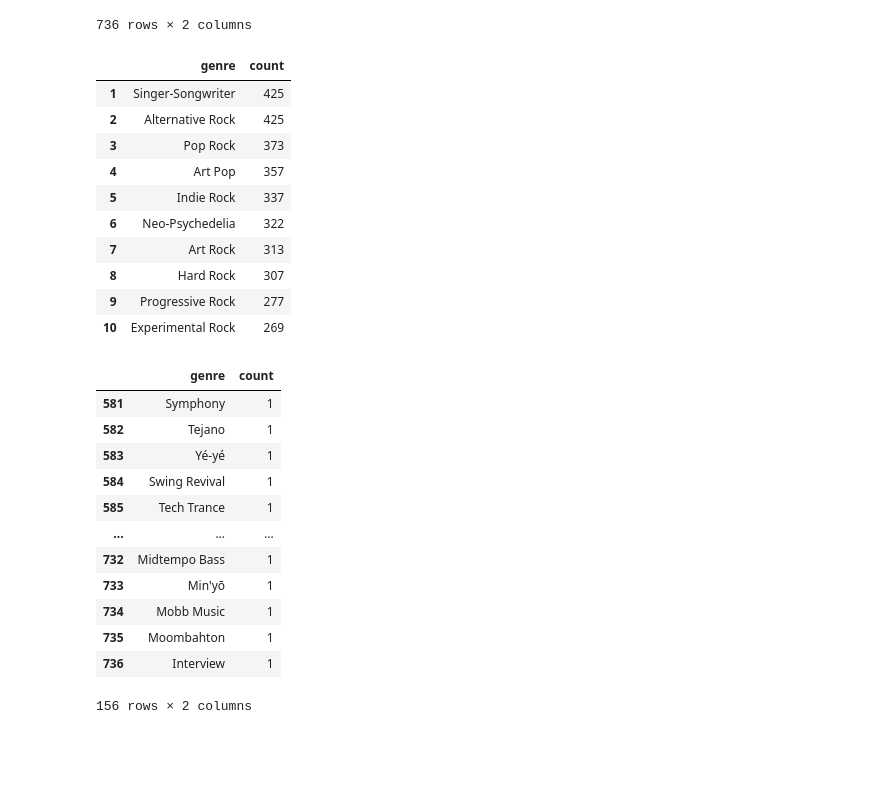
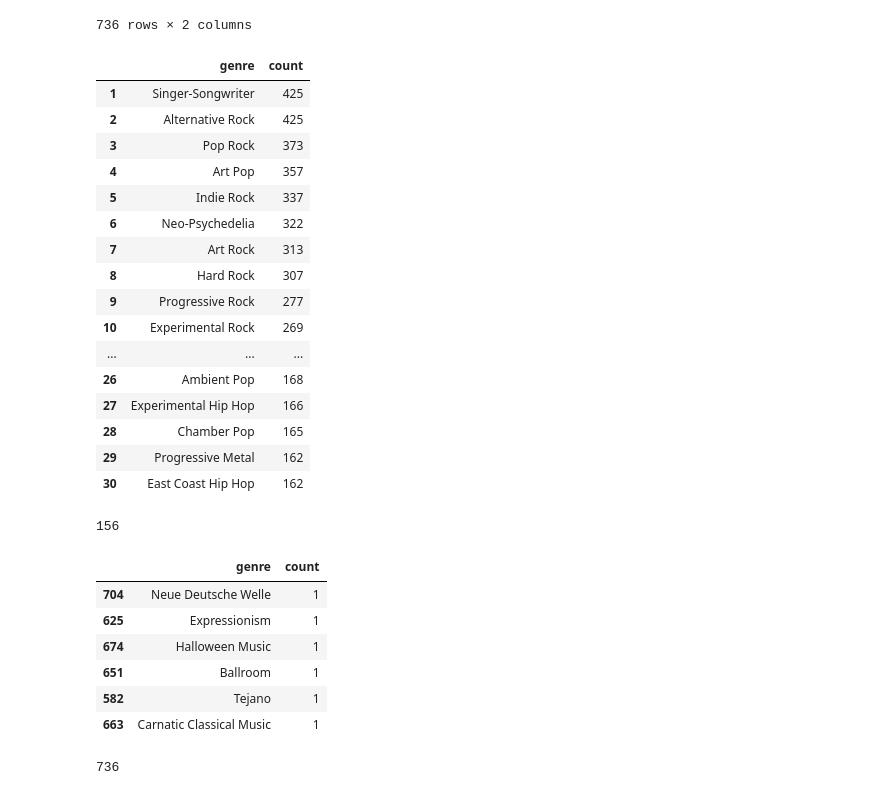
Before and after one commit to panierka/RymTop5000Albums, a Jupyter notebook: eda.ipynb, the cells around one changed output. Cells and saved outputs as stored; diff of their text form; code cells hidden in the pictures; blank space fills up the shorter version.

```diff
--- a/eda.ipynb
+++ b/eda.ipynb
@@ -232,32 +238,41 @@ genre_counts
 # %%
 genres_pop_rank = genre_counts.sort_values('count', ascending=False).reset_index(drop=True)
 genres_pop_rank.index += 1
-genres_pop_rank.head(10)
+genres_pop_rank.head(30)
 # %% [output]
 |  | genre | count |
 | 1 | Singer-Songwriter | 425 |
 | 2 | Alternative Rock | 425 |
 | 3 | Pop Rock | 373 |
 | 4 | Art Pop | 357 |
 | 5 | Indie Rock | 337 |
 | 6 | Neo-Psychedelia | 322 |
 | 7 | Art Rock | 313 |
 | 8 | Hard Rock | 307 |
 | 9 | Progressive Rock | 277 |
 | 10 | Experimental Rock | 269 |
+| ... | ... | ... |
+| 26 | Ambient Pop | 168 |
+| 27 | Experimental Hip Hop | 166 |
+| 28 | Chamber Pop | 165 |
+| 29 | Progressive Metal | 162 |
+| 30 | East Coast Hip Hop | 162 |
 # %%
-genres_pop_rank[genres_pop_rank['count'] == 1]
+unique_genres = genres_pop_rank[genres_pop_rank['count'] == 1]
+len(unique_genres)
 # %% [output]
-|  | genre | count |
-| 581 | Symphony | 1 |
-| 582 | Tejano | 1 |
-| 583 | Yé-yé | 1 |
-| 584 | Swing Revival | 1 |
-| 585 | Tech Trance | 1 |
-| ... | ... | ... |
-| 732 | Midtempo Bass | 1 |
-| 733 | Min'yō | 1 |
-| 734 | Mobb Music | 1 |
-| 735 | Moombahton | 1 |
-| 736 | Interview | 1 |
-156 rows × 2 columns
+156
+# %%
+unique_genres.sample(6)
+# %% [output]
+|  | genre | count |
+| 704 | Neue Deutsche Welle | 1 |
+| 625 | Expressionism | 1 |
+| 674 | Halloween Music | 1 |
+| 651 | Ballroom | 1 |
+| 582 | Tejano | 1 |
+| 663 | Carnatic Classical Music | 1 |
+# %%
+len(genres_pop_rank)
+# %% [output]
+736
```
Also changed, not shown: parts of 13 cells of this notebook.
